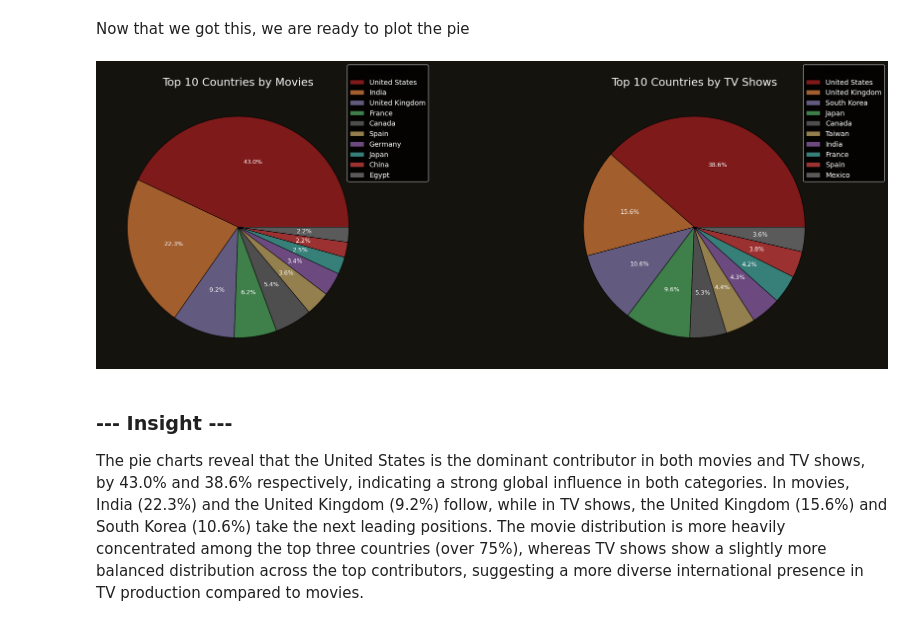
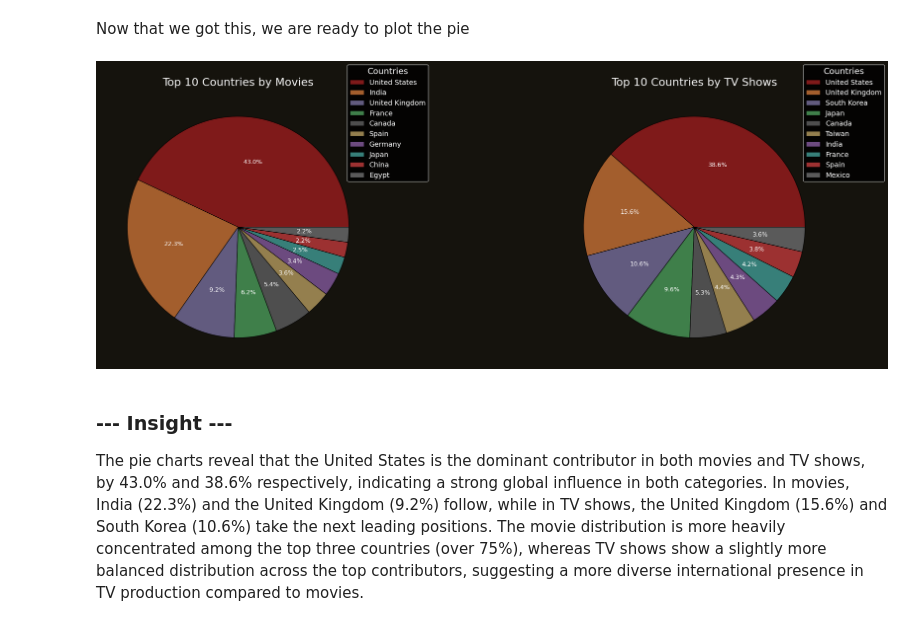
Before and after one commit to imelinc/eda-project, a Jupyter notebook: eda-project.ipynb, the cells around one changed output. Drawn from its saved outputs; the diff is of its cells as text; code cells hidden in the pictures.

```diff
--- a/eda-project.ipynb
+++ b/eda-project.ipynb
@@ -568,27 +568,33 @@ top10_shows.columns = ["country", "count"]
 # %%
 # Plot the data
 fig, (ax1, ax2) = plt.subplots(ncols= 2,
                                nrows= 1,
                                figsize = (30,10),
                                facecolor = '#15130d')
 
 ax1.pie(top10_movies["count"].to_list(), labels= None, labeldistance=1.1,
                 colors=colors, wedgeprops={'edgecolor': 'black'}, autopct="%1.1f%%",
                 textprops={"fontsize":12, "color":"white"})
 ax1.set_title("Top 10 Countries by Movies", color="white", fontsize=22)
 ax1.legend(top10_movies["country"], title="Countries", loc="upper right", bbox_to_anchor=(1.2, 1.1),
            facecolor="black", edgecolor="white", title_fontsize=17, fontsize=14,
            labelcolor="white")
+legend1 = ax1.get_legend()
+plt.setp(legend1.get_title(), color="white")
+plt.setp(legend1.get_texts(), color="white")
 
 ax2.pie(top10_shows["count"].to_list(), labels= None, labeldistance=1.1,
                 colors=colors, wedgeprops={'edgecolor': 'black'}, autopct="%1.1f%%",
                 textprops={"fontsize":12, "color":"white"})
 ax2.set_title("Top 10 Countries by TV Shows", color="white", fontsize=22)
 ax2.legend(top10_shows["country"], title="Countries", loc="upper right", bbox_to_anchor=(1.2, 1.1),
            facecolor="black", edgecolor="white", title_fontsize=17, fontsize=14,
            labelcolor="white");
+legend2 = ax2.get_legend()
+plt.setp(legend2.get_title(), color="white")
+plt.setp(legend2.get_texts(), color="white");
 # %% [output]
-[figure, old version]
+[figure, new version]
 # %% [markdown]
 ### --- Insight ---
 
```
Also changed, not shown: parts of 2 cells of this notebook, 1 other file.
